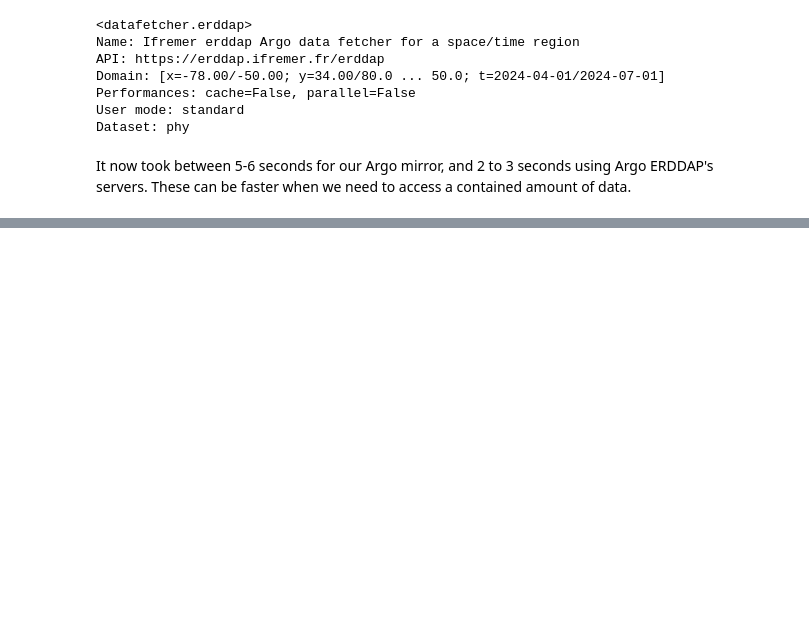
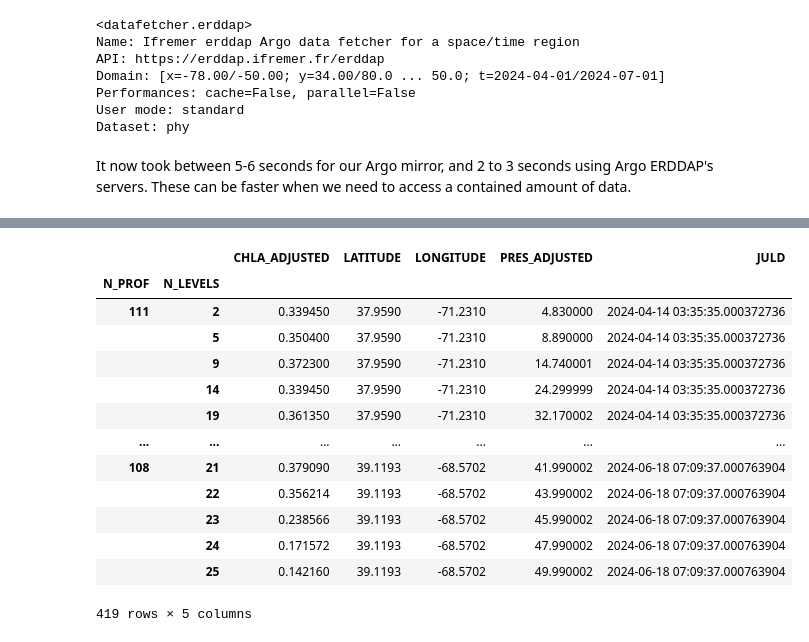
Before and after one commit to boom-lab/argo2parquet-public, a Jupyter notebook: Example_1_Poseidon.ipynb, the cells around one changed output, grey strips where cells are left out. Cells and saved outputs as stored; diff of their text form; code cells hidden in the pictures; blank space fills up the shorter version.

```diff
--- a/Example_1_Poseidon.ipynb
+++ b/Example_1_Poseidon.ipynb
@@ -175,3 +180,20 @@ Wall time: 667 ms
+# %%
+df
+# %% [output]
+|  |  | CHLA_ADJUSTED | LATITUDE | LONGITUDE | PRES_ADJUSTED | JULD |
+| N_PROF | N_LEVELS |  |  |  |  |  |
+| 111 | 2 | 0.339450 | 37.9590 | -71.2310 | 4.830000 | 2024-04-14 03:35:35.000372736 |
+|  | 5 | 0.350400 | 37.9590 | -71.2310 | 8.890000 | 2024-04-14 03:35:35.000372736 |
+|  | 9 | 0.372300 | 37.9590 | -71.2310 | 14.740001 | 2024-04-14 03:35:35.000372736 |
+|  | 14 | 0.339450 | 37.9590 | -71.2310 | 24.299999 | 2024-04-14 03:35:35.000372736 |
+|  | 19 | 0.361350 | 37.9590 | -71.2310 | 32.170002 | 2024-04-14 03:35:35.000372736 |
+| ... | ... | ... | ... | ... | ... | ... |
+| 108 | 21 | 0.379090 | 39.1193 | -68.5702 | 41.990002 | 2024-06-18 07:09:37.000763904 |
+|  | 22 | 0.356214 | 39.1193 | -68.5702 | 43.990002 | 2024-06-18 07:09:37.000763904 |
+|  | 23 | 0.238566 | 39.1193 | -68.5702 | 45.990002 | 2024-06-18 07:09:37.000763904 |
+|  | 24 | 0.171572 | 39.1193 | -68.5702 | 47.990002 | 2024-06-18 07:09:37.000763904 |
+|  | 25 | 0.142160 | 39.1193 | -68.5702 | 49.990002 | 2024-06-18 07:09:37.000763904 |
+419 rows × 5 columns
 # %%
 import cartopy.crs as ccrs
 import matplotlib.pyplot as plt
```
Also changed, not shown: parts of 4 cells of this notebook, 1 other file.
